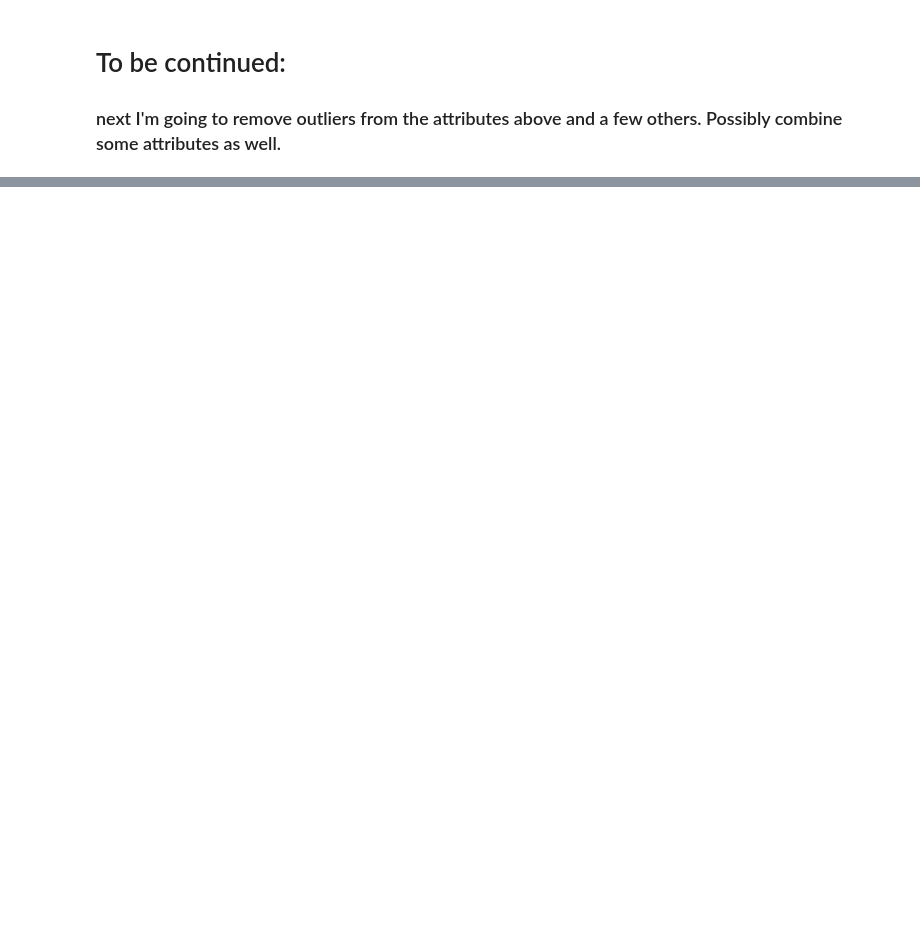
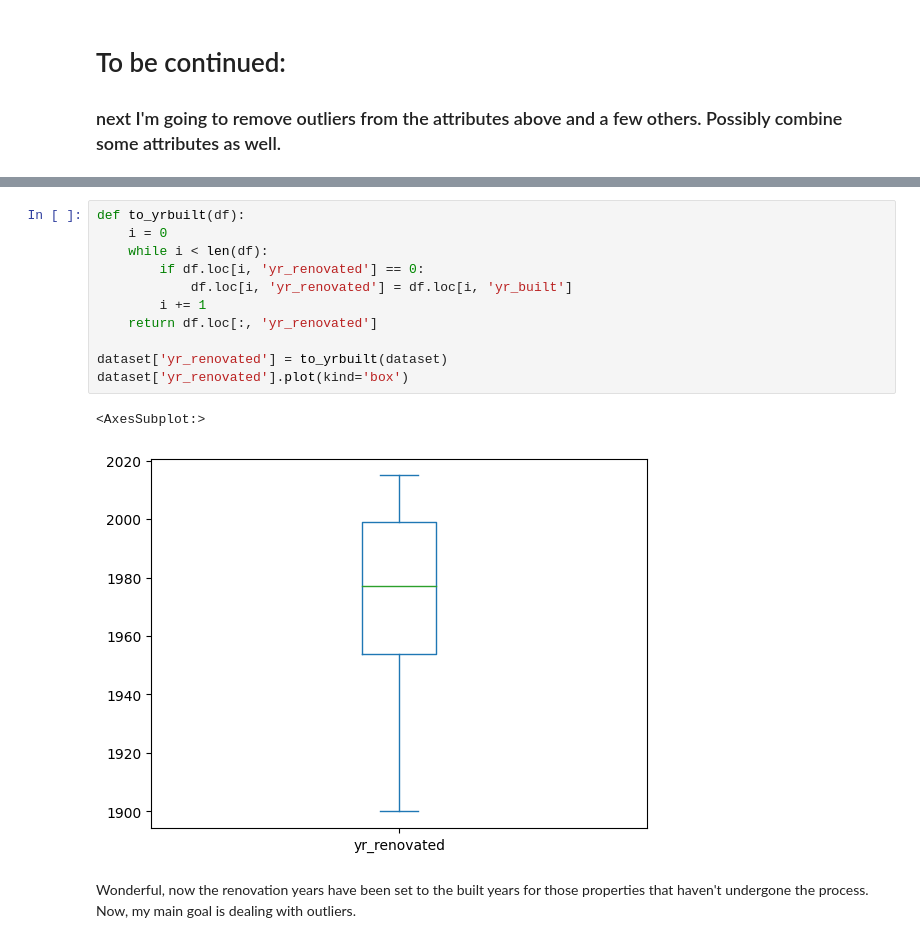
Before and after one commit to scarpart/machine-learning, a Jupyter notebook: multivariate-linear-regression/predicting_house_prices.ipynb, the cells around one changed output, grey strips where cells are left out. Cells and saved outputs as stored; diff of their text form; blank space fills up the shorter version.

```diff
--- a/multivariate-linear-regression/predicting_house_prices.ipynb
+++ b/multivariate-linear-regression/predicting_house_prices.ipynb
@@ -107,0 +132,16 @@ sns.pairplot(data=sample_data)
+# %%
+def to_yrbuilt(df):
+    i = 0
+    while i < len(df):
+        if df.loc[i, 'yr_renovated'] == 0:
+            df.loc[i, 'yr_renovated'] = df.loc[i, 'yr_built']
+        i += 1
+    return df.loc[:, 'yr_renovated']
+
+dataset['yr_renovated'] = to_yrbuilt(dataset)
+dataset['yr_renovated'].plot(kind='box')
+# %% [output]
+<AxesSubplot:>
+[figure, added]
+# %% [markdown]
+Wonderful, now the renovation years have been set to the built years for those properties that haven't undergone the process. Now, my main goal is dealing with outliers.
```
Also changed, not shown: parts of 16 cells of this notebook.
